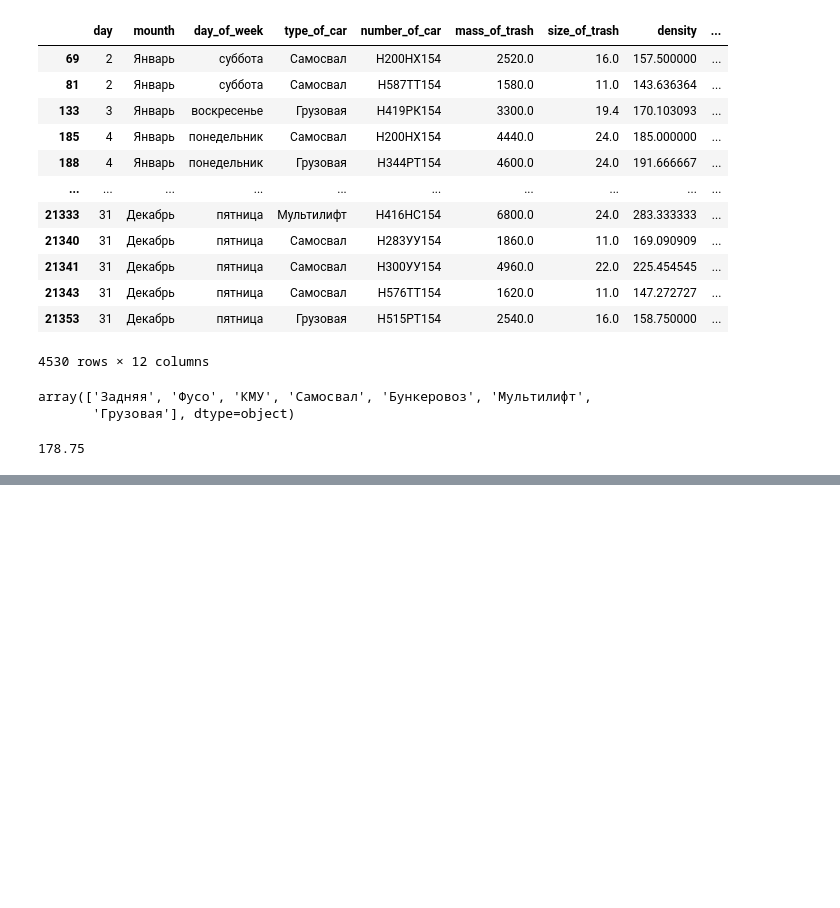
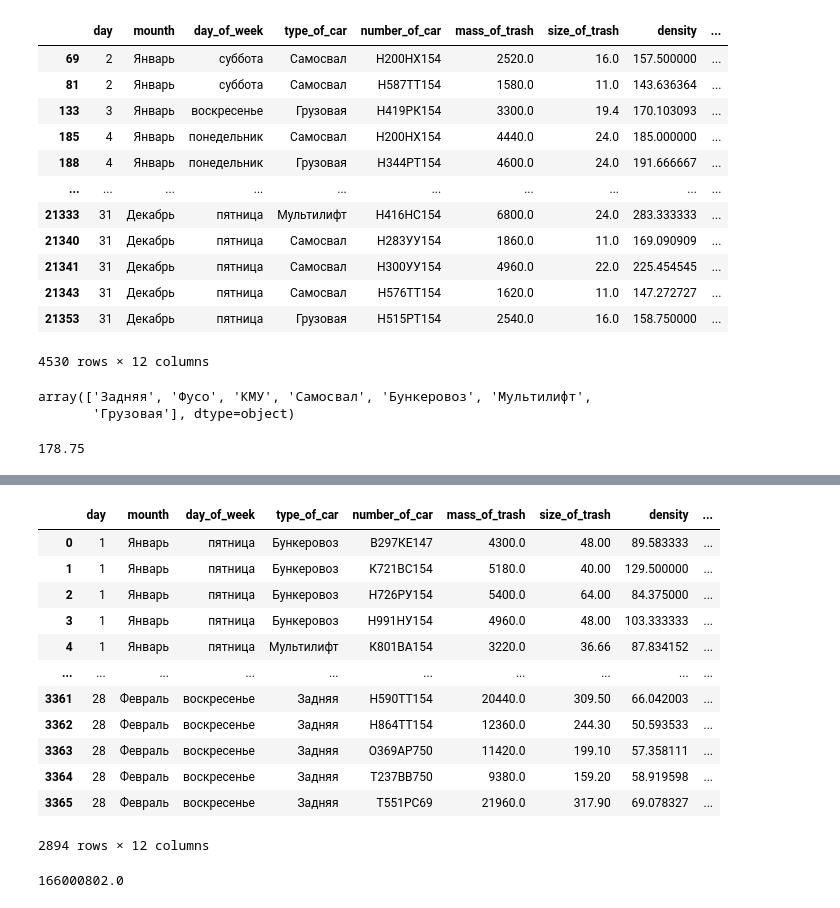
Before and after one commit to ssd2008/GMW, a Jupyter notebook: BMM.ipynb, the cells around one changed output, grey strips where cells are left out. Cells and saved outputs as stored; diff of their text form; code cells hidden in the pictures; blank space fills up the shorter version.

```diff
--- a/BMM.ipynb
+++ b/BMM.ipynb
@@ -393,0 +408,20 @@ bd
+# %%
+bd[bd['mounth'].isin(['Январь', 'Февраль'])]
+# %% [output]
+|  | day | mounth | day_of_week | type_of_car | number_of_car | mass_of_trash | size_of_trash | density | ... |
+| 0 | 1 | Январь | пятница | Бункеровоз | В297КЕ147 | 4300.0 | 48.00 | 89.583333 | ... |
+| 1 | 1 | Январь | пятница | Бункеровоз | К721ВС154 | 5180.0 | 40.00 | 129.500000 | ... |
+| 2 | 1 | Январь | пятница | Бункеровоз | Н726РУ154 | 5400.0 | 64.00 | 84.375000 | ... |
+| 3 | 1 | Январь | пятница | Бункеровоз | Н991НУ154 | 4960.0 | 48.00 | 103.333333 | ... |
+| 4 | 1 | Январь | пятница | Мультилифт | К801ВА154 | 3220.0 | 36.66 | 87.834152 | ... |
+| ... | ... | ... | ... | ... | ... | ... | ... | ... | ... |
+| 3361 | 28 | Февраль | воскресенье | Задняя | Н590ТТ154 | 20440.0 | 309.50 | 66.042003 | ... |
+| 3362 | 28 | Февраль | воскресенье | Задняя | Н864ТТ154 | 12360.0 | 244.30 | 50.593533 | ... |
+| 3363 | 28 | Февраль | воскресенье | Задняя | О369АР750 | 11420.0 | 199.10 | 57.358111 | ... |
+| 3364 | 28 | Февраль | воскресенье | Задняя | Т237ВВ750 | 9380.0 | 159.20 | 58.919598 | ... |
+| 3365 | 28 | Февраль | воскресенье | Задняя | Т551РС69 | 21960.0 | 317.90 | 69.078327 | ... |
+2894 rows × 12 columns
+# %%
+bd['mass_of_trash'].sum()
+# %% [output]
+166000802.0
```
Also changed, not shown: parts of 25 cells of this notebook.
